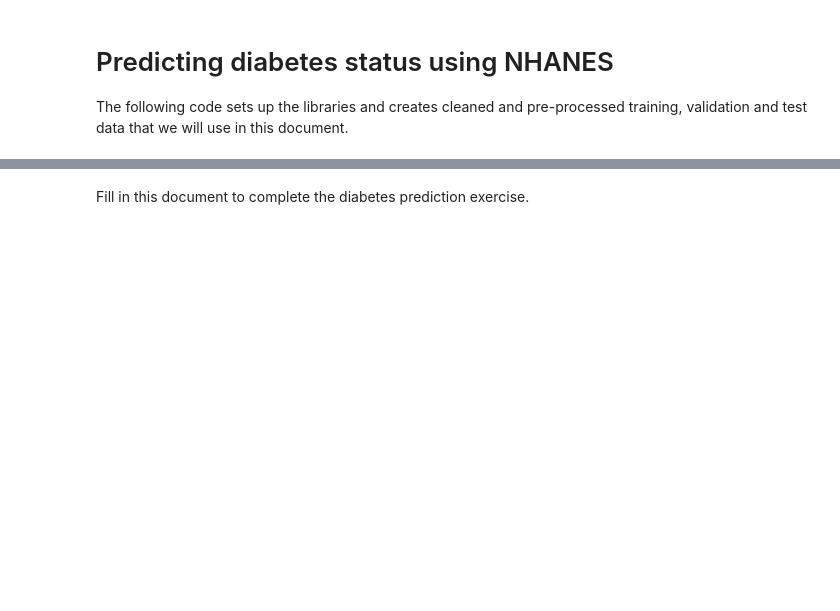
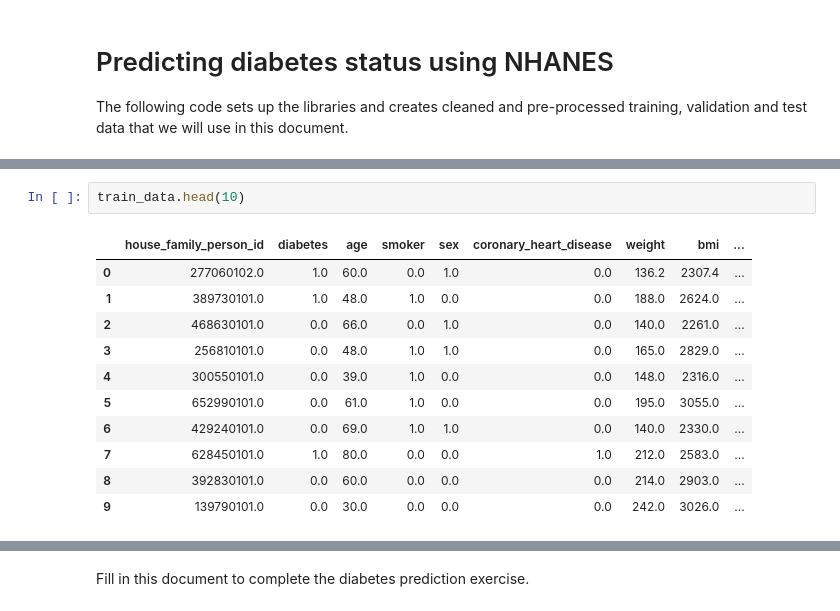
Before and after one commit to mihika-jain/diabetesAnalysis, a Jupyter notebook: dslc_documentation/03_prediction.ipynb, the cells around one changed output, grey strips where cells are left out. Cells and saved outputs as stored; diff of their text form; blank space fills up the shorter version.

```diff
--- a/dslc_documentation/03_prediction.ipynb
+++ b/dslc_documentation/03_prediction.ipynb
@@ -20,0 +56,14 @@ pd.set_option('display.max_columns', None)
+# %%
+train_data.head(10)
+# %% [output]
+|  | house_family_person_id | diabetes | age | smoker | sex | coronary_heart_disease | weight | bmi | ... |
+| 0 | 277060102.0 | 1.0 | 60.0 | 0.0 | 1.0 | 0.0 | 136.2 | 2307.4 | ... |
+| 1 | 389730101.0 | 1.0 | 48.0 | 1.0 | 0.0 | 0.0 | 188.0 | 2624.0 | ... |
+| 2 | 468630101.0 | 0.0 | 66.0 | 0.0 | 1.0 | 0.0 | 140.0 | 2261.0 | ... |
+| 3 | 256810101.0 | 0.0 | 48.0 | 1.0 | 1.0 | 0.0 | 165.0 | 2829.0 | ... |
+| 4 | 300550101.0 | 0.0 | 39.0 | 1.0 | 0.0 | 0.0 | 148.0 | 2316.0 | ... |
+| 5 | 652990101.0 | 0.0 | 61.0 | 1.0 | 0.0 | 0.0 | 195.0 | 3055.0 | ... |
+| 6 | 429240101.0 | 0.0 | 69.0 | 1.0 | 1.0 | 0.0 | 140.0 | 2330.0 | ... |
+| 7 | 628450101.0 | 1.0 | 80.0 | 0.0 | 0.0 | 1.0 | 212.0 | 2583.0 | ... |
+| 8 | 392830101.0 | 0.0 | 60.0 | 0.0 | 0.0 | 0.0 | 214.0 | 2903.0 | ... |
+| 9 | 139790101.0 | 0.0 | 30.0 | 0.0 | 0.0 | 0.0 | 242.0 | 3026.0 | ... |
```
Also changed, not shown: parts of 17 cells of this notebook, 10 other files.
